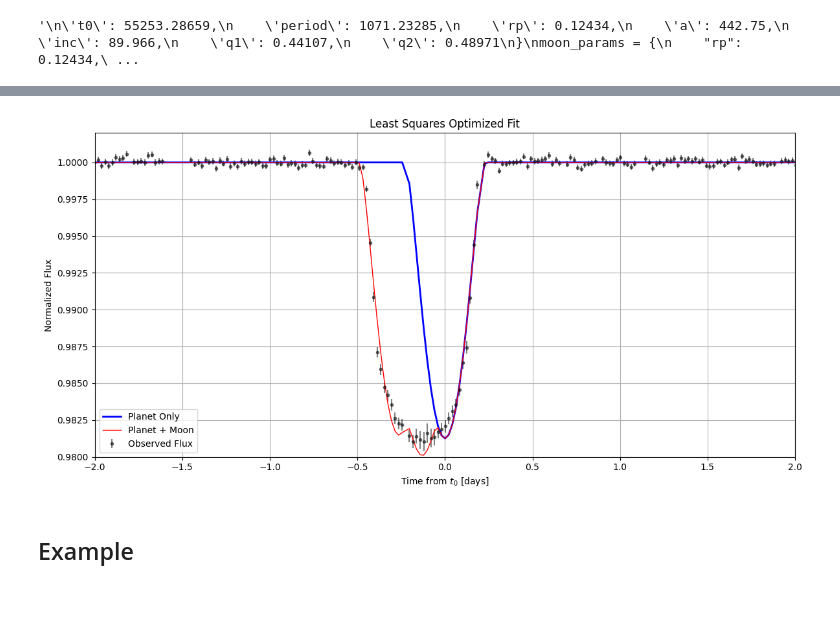
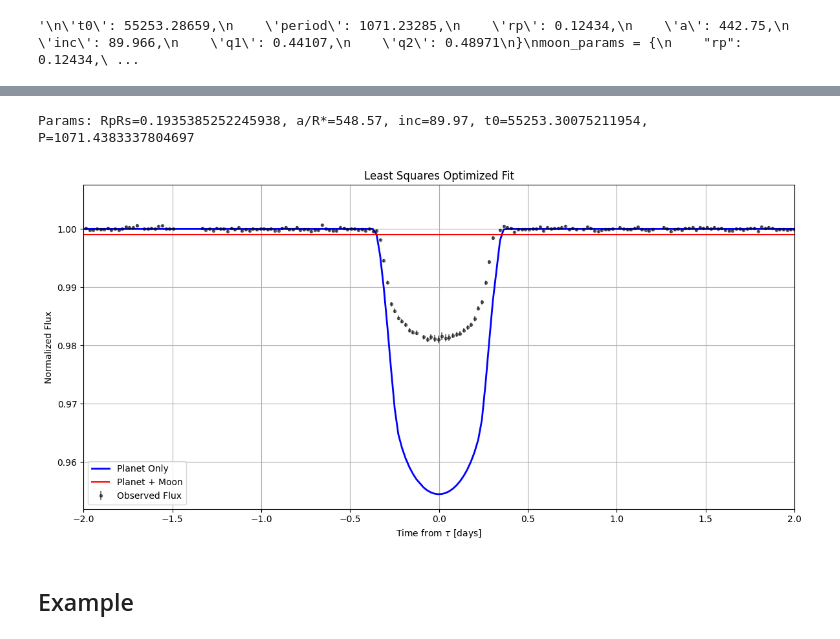
Before and after one commit to eyu22/Exomoons2025, a Jupyter notebook: chi_squared.ipynb, the cells around one changed output, grey strips where cells are left out. Saved outputs shown, nothing was run; the diff lists cells and outputs as text; code cells hidden in the pictures; blank space fills up the shorter version.

```diff
--- a/chi_squared.ipynb
+++ b/chi_squared.ipynb
@@ -119,7 +221,7 @@ def unpack_params(param_array, keys):
 # %%
 def residuals_planet_only(param_array, t, flux, flux_err):
     params = unpack_params(param_array, planet_param_names)
-    model_flux = lightcurve_planet(t, **params)
+    model_flux = planet_lightcurve(t, **params)
     return (model_flux - flux) / flux_err
 
 def residuals_planet_moon(param_array, t, flux, flux_err):
@@ -130,7 +232,10 @@ def residuals_planet_moon(param_array, t, flux, flux_err):
     planet_params = unpack_params(planet_part, planet_param_names)
     moon_params = unpack_params(moon_part, moon_param_names)
 
-    model_flux = lightcurve_moon_simple(planet_params, moon_params, t)
+    all_params = {**planet_params, **moon_params}
+    model_flux = moon_planet_lightcurve(t, **all_params)
+
+
     return (model_flux - flux) / flux_err
 # %%
 # Assumes time, obs_flux, flux_err are defined
@@ -154,8 +264,16 @@ moon_init = pack_params(moon_params, moon_param_names)
 both_init = np.concatenate([planet_init, moon_init])
 
 # Example bounds (adjust as needed)
-planet_bounds = ([55000, 1000, 0, 100, 80, 0, 0], [56000, 1100, 1, 1000, 90, 1, 1])
-moon_bounds = ([0, -1], [1, 1])
+planet_bounds = (
+    [0, 1000, 0, 1000, 55000, 0, 0],  # lower bounds
+    [1, 5000, 1, 2000, 56000, 1, 1]   # upper bounds
+)
+
+moon_bounds = (
+    [0.1, 1.0, 0.0, 0.0, 0.0, -1.0, -np.pi],  # Lower bounds: PS, aSP_RP, Rsp, Msp, phiS, cos_iS, OmegaS
+    [2.0, 20.0, 0.5, 0.01, 1.0, 1.0, np.pi]   # Upper bounds
+)
+
 both_bounds = (np.concatenate([planet_bounds[0], moon_bounds[0]]),
                np.concatenate([planet_bounds[1], moon_bounds[1]]))
 '''
@@ -249,43 +375,51 @@ Planet+Moon reduced chi^2: 1.0897885263569607
 # %%
-# Use optimized planet+moon model result (res_moon)
+# Unpack optimized parameters
 fitted_planet_params = unpack_params(res_moon.x[:len(planet_param_names)], planet_param_names)
 fitted_moon_params = unpack_params(res_moon.x[len(planet_param_names):], moon_param_names)
 
-# Center time on best-fit t0
-t0_fit = fitted_planet_params['t0']
-time_centered = time - t0_fit
+# Center time on best-fit tau
+tau_fit = fitted_planet_params['tau']
+time_centered = time - tau_fit
 
-# Sort data for smooth plotting
+# Sort data for clean plotting
 sorted_idx = np.argsort(time_centered)
 time_sorted = time_centered[sorted_idx]
 flux_sorted = flux[sorted_idx]
 flux_err_sorted = flux_err[sorted_idx]
 
-# Recompute model light curves at sorted time (converted back to absolute)
-t_absolute = time_sorted + t0_fit
-model_flux_planet = lightcurve_planet(t_absolute, **fitted_planet_params)
-model_flux_moon = lightcurve_moon_simple(fitted_planet_params, fitted_moon_params, t_absolute)
+# Compute model fluxes on original (absolute) time axis
+t_absolute = time_sorted + tau_fit
 
-# Plot
-import matplotlib.pyplot as plt
+# Model fluxes
+model_flux_planet = planet_lightcurve(t_absolute, **fitted_planet_params)
+model_flux_moon = moon_planet_lightcurve(
+    t_absolute,
+    **fitted_planet_params,
+    **fitted_moon_params
+)
 
+# Plotting
 plt.figure(figsize=(12, 6))
-plt.errorbar(time_sorted, flux_sorted, yerr=flux_err_sorted, fmt='.', color='black', alpha=0.5, label="Observed Flux")
+
+plt.errorbar(time_sorted, flux_sorted, yerr=flux_err_sorted,
+             fmt='.', color='black', alpha=0.5, label="Observed Flux")
+
 plt.plot(time_sorted, model_flux_planet, label="Planet Only", lw=2, color='blue')
-plt.plot(time_sorted, model_flux_moon, label="Planet + Moon", lw=1, color='red')
+plt.plot(time_sorted, model_flux_moon, label="Planet + Moon", lw=1.5, color='red')
 
-plt.xlim(-2, 2)   # Adjust window as needed
-plt.ylim(0.98, 1.002)
+plt.xlim(-2, 2)   # adjust as needed
+#plt.ylim(0.98, 1.002)
 
-plt.xlabel("Time from $t_0$ [days]")
+plt.xlabel("Time from $\\tau$ [days]")
 plt.ylabel("Normalized Flux")
 plt.title("Least Squares Optimized Fit")
 plt.legend()
 plt.grid(True)
 plt.tight_layout()
 plt.show()
 # %% [output]
+Params: RpRs=0.1935385252245938, a/R*=548.57, inc=89.97, t0=55253.30075211954, P=1071.4383337804697
-[figure, old version]
+[figure, new version]
 # %% [markdown]
 ## Example
 # %%
```
Also changed, not shown: parts of 10 cells of this notebook, 12 other files.
